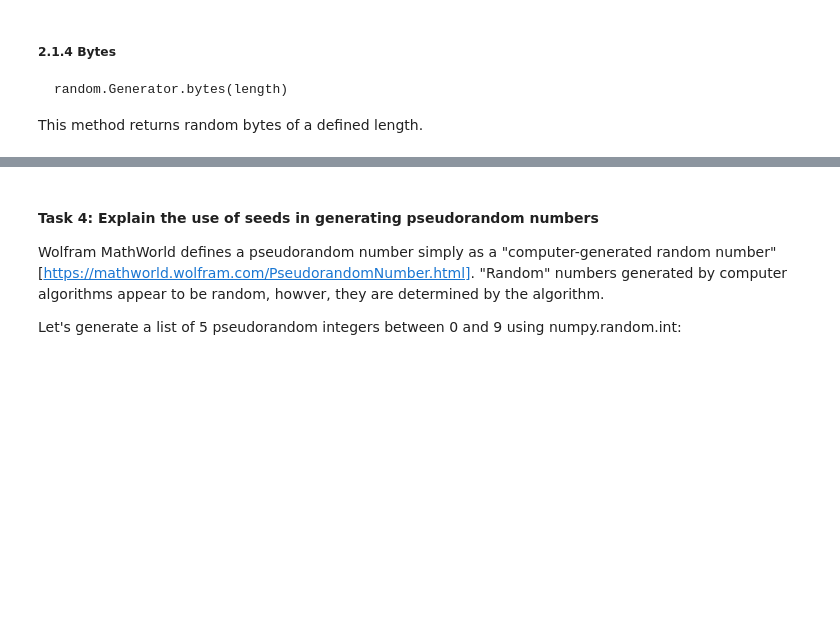
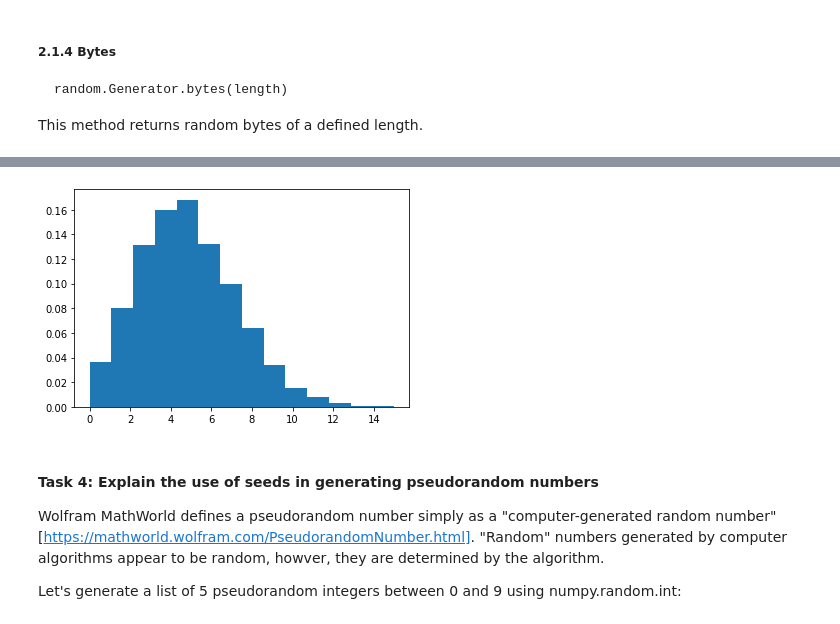
Before and after one commit to jbrad88/PDA-Assignment, a Jupyter notebook: numpy-random.ipynb, the cells around one changed output, grey strips where cells are left out. Saved outputs shown, nothing was run; the diff lists cells and outputs as text; code cells hidden in the pictures; blank space fills up the shorter version.

```diff
--- a/numpy-random.ipynb
+++ b/numpy-random.ipynb
@@ -249,3 +285,15 @@ plt.show()
+# %%
+# Draw samples from the distribution:
+rng = np.random.default_rng()
+s = rng.poisson(5, 10000)
+
+#Display histogram of the sample:
+count, bins, ignored = plt.hist(s, 14, density=True)
+plt.show()
+
+# Code taken from https://numpy.org/doc/stable/reference/random/generated/numpy.random.Generator.poisson.html#numpy.random.Generator.poisson
+# %% [output]
+[figure, added]
 # %% [markdown]
 #### Task 4: Explain the use of seeds in generating pseudorandom numbers
 
```
Also changed, not shown: parts of 32 cells of this notebook, 4 other files.
